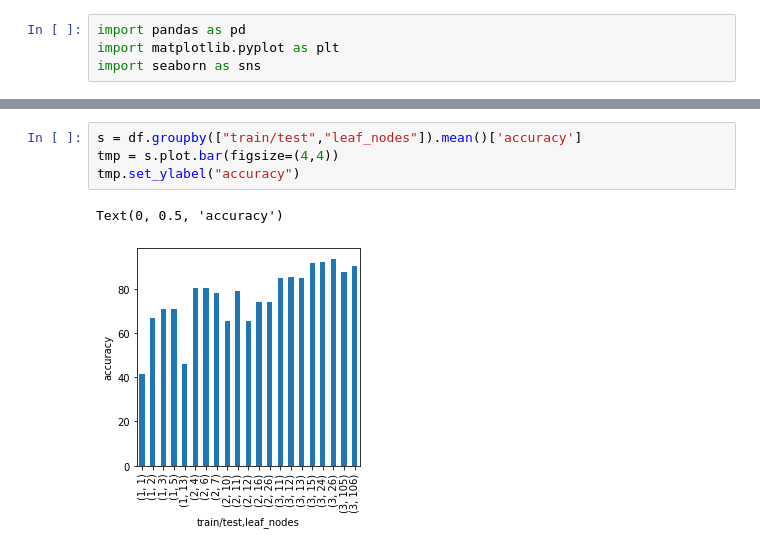
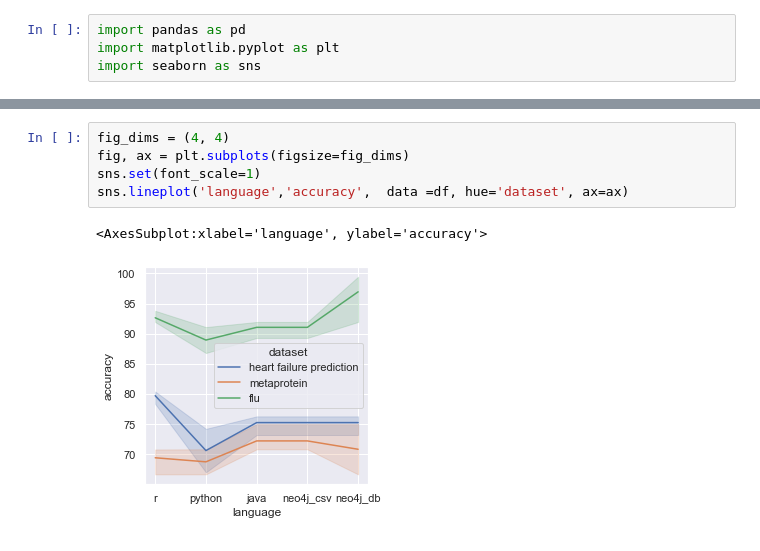
Before and after one commit to clumsyspeedboat/Decision-Tree-Neo4j, a Jupyter notebook: DT Analysis/dt_analysis.ipynb, the cells around one changed output, grey strips where cells are left out. Cells and saved outputs as stored; diff of their text form.

```diff
--- a/DT Analysis/dt_analysis.ipynb
+++ b/DT Analysis/dt_analysis.ipynb
@@ -92,7 +55,8 @@ Text(0, 0.5, 'accuracy')
-# %%
-s = df.groupby(["train/test","leaf_nodes"]).mean()['accuracy']
-tmp = s.plot.bar(figsize=(4,4))
-tmp.set_ylabel("accuracy")
-# %% [output]
-Text(0, 0.5, 'accuracy')
-[figure, removed]
+# %%
+fig_dims = (4, 4)
+fig, ax = plt.subplots(figsize=fig_dims)
+sns.set(font_scale=1)
+sns.lineplot('language','accuracy',  data =df, hue='dataset', ax=ax)
+# %% [output]
+<AxesSubplot:xlabel='language', ylabel='accuracy'>
+[figure, added]
```
Also changed, not shown: parts of 30 cells of this notebook, 4 other files.
